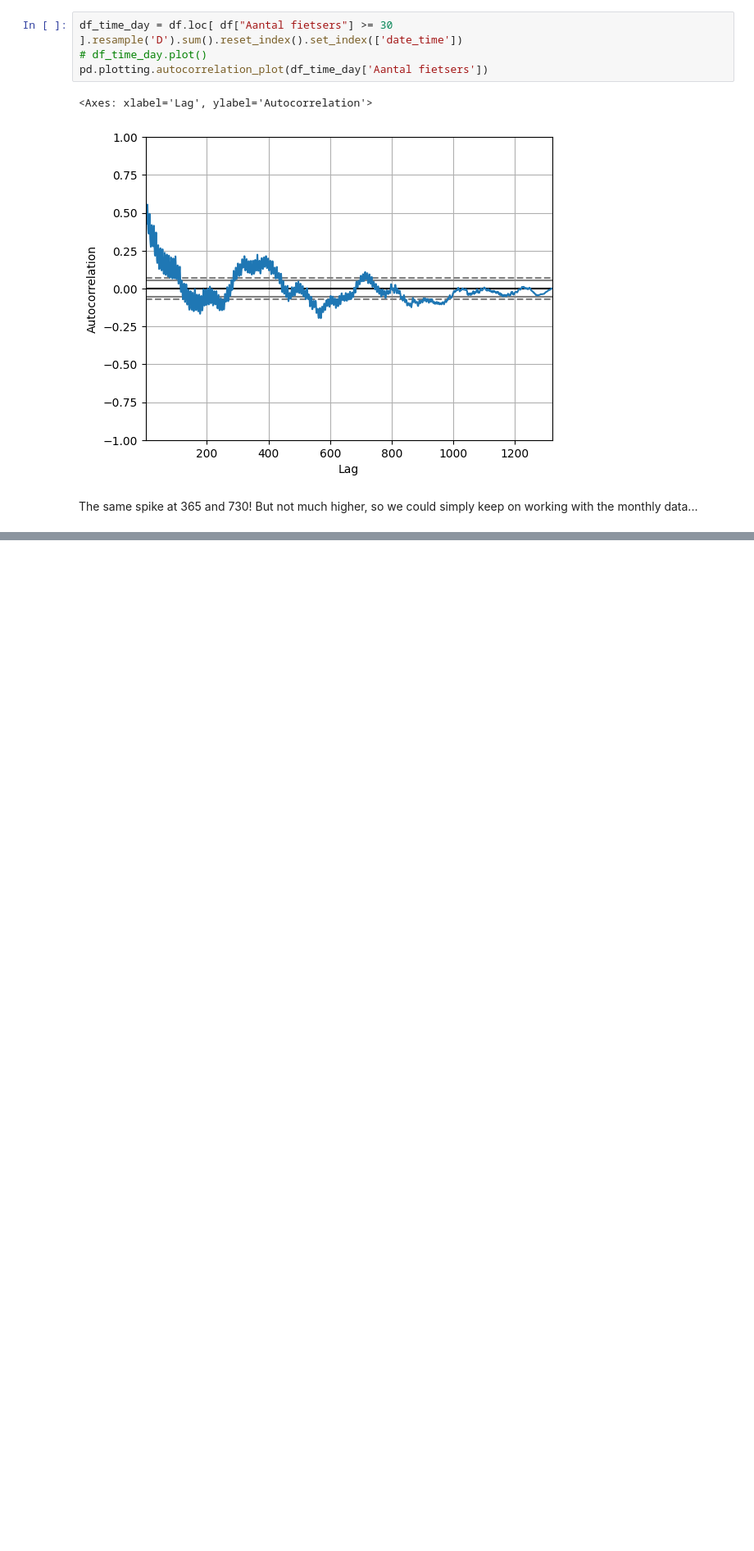
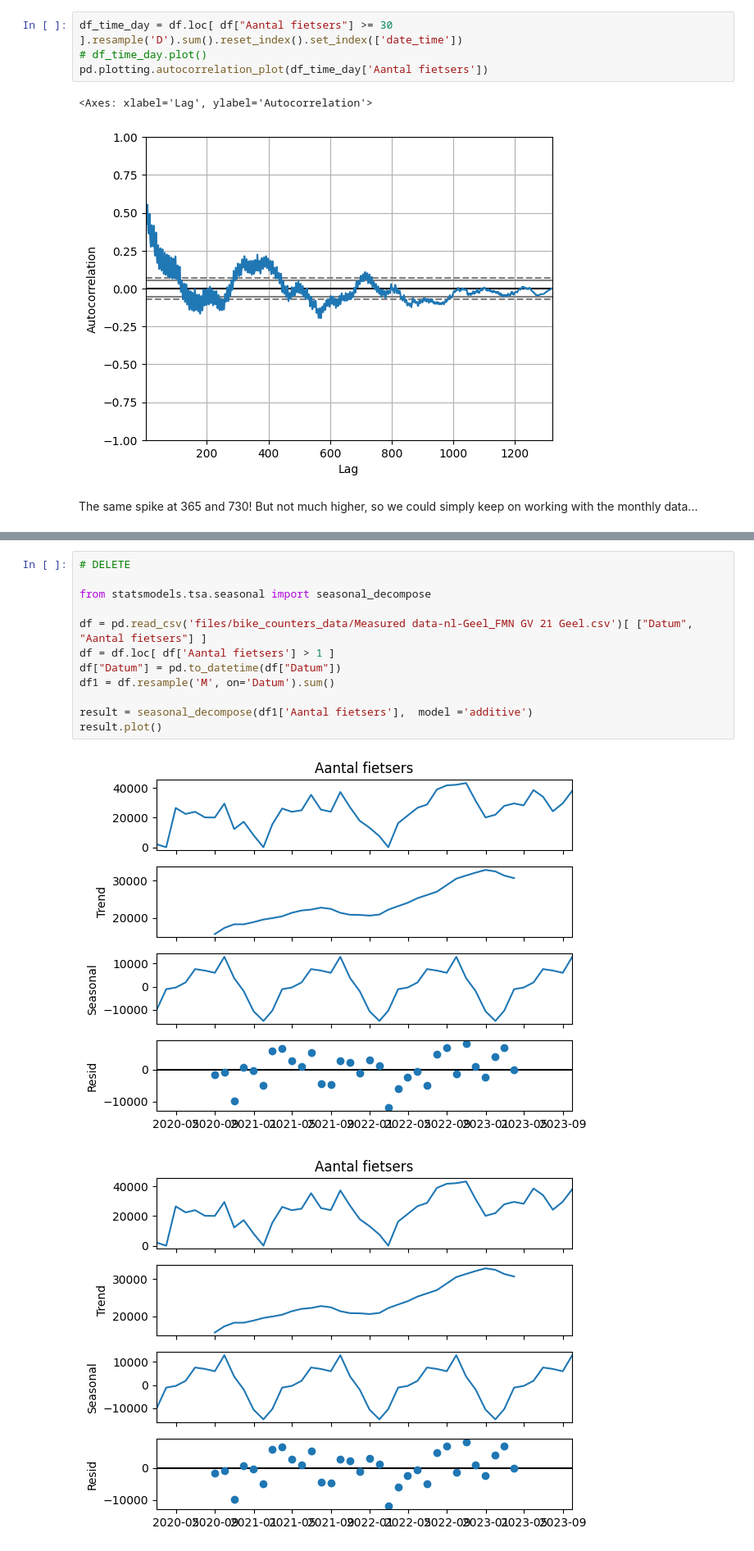
Before and after one commit to mjochen/CloudAI, a Jupyter notebook: Exercises_solved/4.4 - Bike highways manually.ipynb, the cells around one changed output, grey strips where cells are left out. Shown at 82% size. Cells and saved outputs as stored; diff of their text form; blank space fills up the shorter version.

```diff
--- a/Exercises_solved/4.4 - Bike highways manually.ipynb
+++ b/Exercises_solved/4.4 - Bike highways manually.ipynb
@@ -59,0 +67,15 @@ Both require the statsmodel package to check for stationarity. You can install i
+# %%
+# DELETE
+
+from statsmodels.tsa.seasonal import seasonal_decompose
+
+df = pd.read_csv('files/bike_counters_data/Measured data-nl-Geel_FMN GV 21 Geel.csv')[ ["Datum", "Aantal fietsers"] ]
+df = df.loc[ df['Aantal fietsers'] > 1 ]
+df["Datum"] = pd.to_datetime(df["Datum"])
+df1 = df.resample('M', on='Datum').sum()
+
+result = seasonal_decompose(df1['Aantal fietsers'],  model ='additive')
+result.plot()
+# %% [output]
+[figure, added]
+[figure, added]
```
Also changed, not shown: parts of 11 cells of this notebook.
